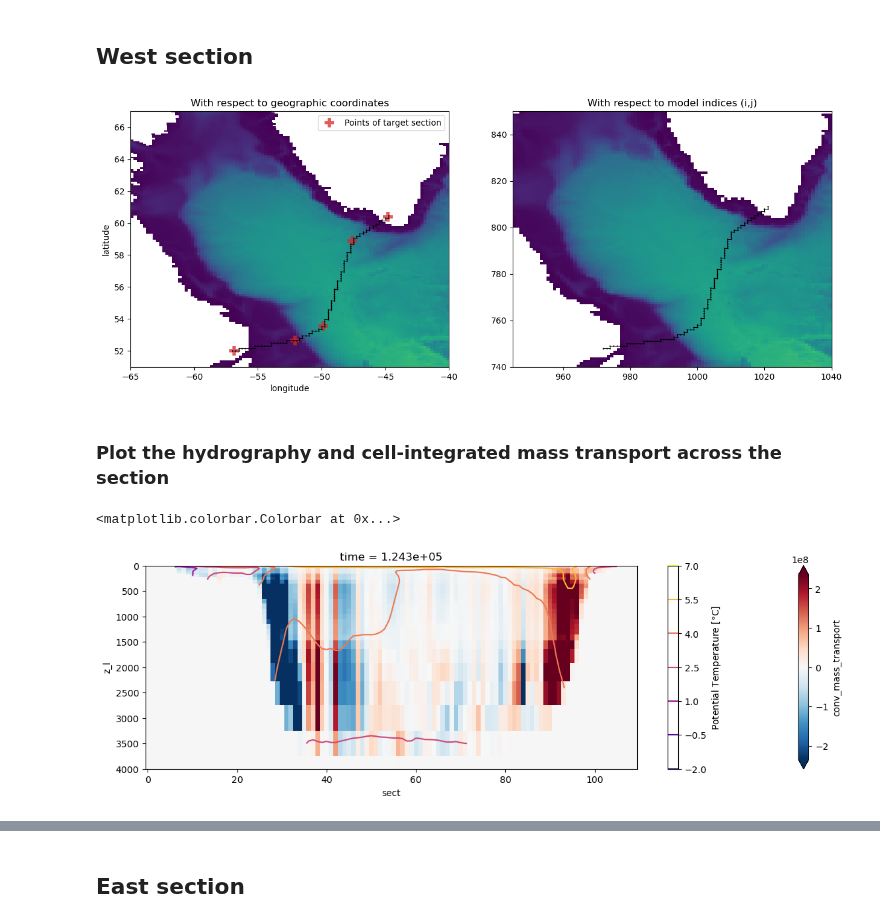
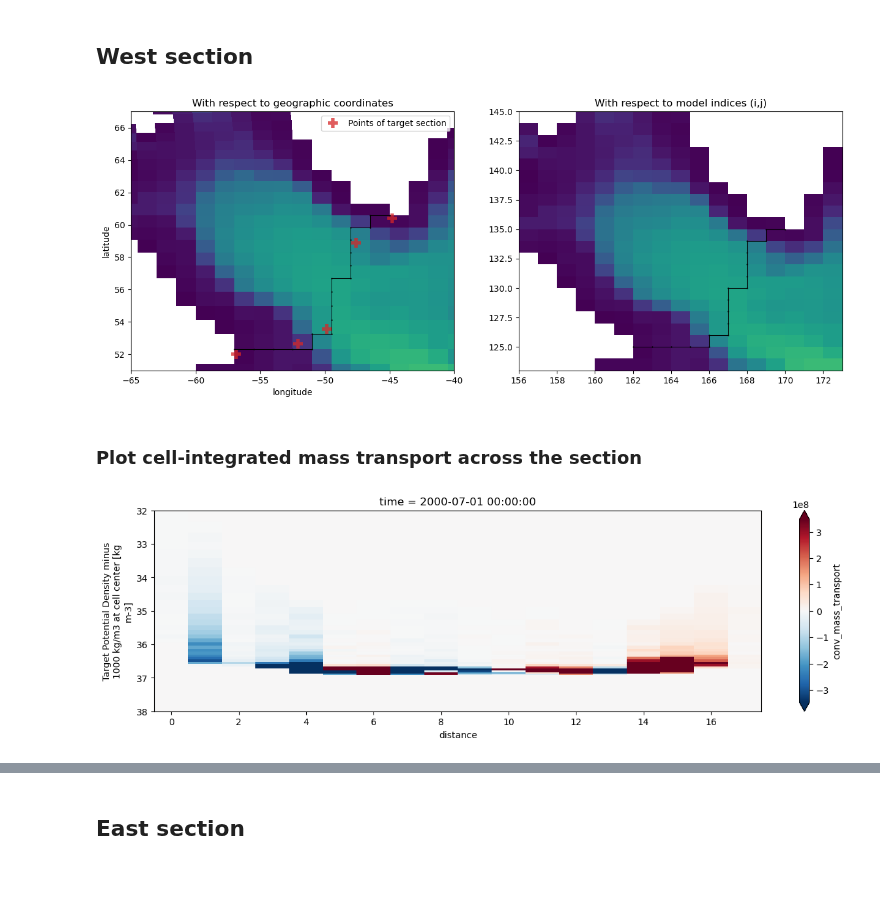
Before and after one commit to MOM6-community/sectionate, a Jupyter notebook: examples/2_OSNAP_transports_CM4p25.ipynb, the cells around one changed output, grey strips where cells are left out. Saved outputs shown, nothing was run; the diff lists cells and outputs as text; code cells hidden in the pictures; blank space fills up the shorter version.

```diff
--- a/examples/2_OSNAP_transports_CM4p25.ipynb
+++ b/examples/2_OSNAP_transports_CM4p25.ipynb
@@ -20,25 +24,28 @@ ds = grid._ds
 # %% [markdown]
 ## Define the two OSNAP sections:
 # %%
-West_section_lats=[52.0166, 52.6648, 53.5577, 58.8944, 60.4000]
-West_section_lons=[-56.8775, -52.0956, -49.8604, -47.6107, -44.8000]
+west_section_lats=[52.0166, 52.6648, 53.5577, 58.8944, 60.4000]
+west_section_lons=[-56.8775, -52.0956, -49.8604, -47.6107, -44.8000]
 
-East_section_lats=[60.3000, 58.8600, 58.0500, 58.0000, 56.5000]
-East_section_lons=[-44.9000, -30.5400, -28.0000, -14.7000, -5.9300]
+east_section_lats=[60.4000, 58.8600, 58.0500, 58.0000, 56.5000]
+east_section_lons=[-44.8000, -30.5400, -28.0000, -14.7000, -5.9300]
+
+total_section_lats=west_section_lats + east_section_lats
+total_section_lons=west_section_lons + east_section_lons
 # %% [markdown]
 ## West section
 # %%
 iwest, jwest, xwest, ywest = sectionate.grid_section(
     grid,
-    West_section_lons,
-    West_section_lats,
+    west_section_lons,
+    west_section_lats,
     topology="MOM-tripolar"
 )
 # %%
 plt.figure(figsize=[15,5.5])
 plt.subplot(1,2,1)
 plt.pcolormesh(ds['geolon_c'], ds['geolat_c'], ds['deptho'].where(ds['deptho']!=0))
-plt.plot(West_section_lons, West_section_lats, "C3+", markersize=12., mew=4., alpha=0.75, label="Points of target section")
+plt.plot(west_section_lons, west_section_lats, "C3+", markersize=12., mew=4., alpha=0.75, label="Points of target section")
 plt.plot(xwest, ywest, 'k.-', markersize=1.5, lw=0.75)
 plt.axis([-65,-40, 51, 67])
 plt.xlabel("longitude")
@@ -49,22 +56,17 @@ plt.legend(loc="upper right")
 plt.subplot(1,2,2)
 plt.pcolormesh(ds['deptho'].where(ds['deptho']!=0).values)
 plt.plot(iwest, jwest, 'k.-', markersize=1.5, lw=0.75)
-plt.axis([945, 1040, 740, 850])
+plt.axis([156, 173, 123, 145])
 plt.title("With respect to model indices (i,j)")
 plt.show()
 # %% [output]
-[figure, old version]
+[figure, new version]
 # %% [markdown]
-### Plot the hydrography and cell-integrated mass transport across the section
+### Plot cell-integrated mass transport across the section
 # %%
-T_west = sectionate.extract_tracer('thetao', grid, iwest, jwest)
+Trp_west = sectionate.convergent_transport(grid, iwest, jwest, layer="sigma2_l", interface="sigma2_i")
-# %%
-Trp_west = sectionate.convergent_transport(grid, iwest, jwest)
 # %%
 plt.figure(figsize=(15, 4))
-Trp_west.isel(time=0)['conv_mass_transport'].swap_dims({'sect':'distance'}).plot(cmap='RdBu_r', x="distance", yincrease=False, ylim=[4000,0], robust=True)
-cs = T_west.isel(time=0).plot.contour(vmin=-2, vmax=7, cmap='plasma', yincrease=False, ylim=[4000,0])
-plt.colorbar(cs, label=r"Potential Temperature [$\degree$C]")
+Trp_west.isel(time=0)['conv_mass_transport'].swap_dims({'sect':'distance'}).plot(cmap='RdBu_r', x="distance", yincrease=False, ylim=[38,32], robust=True);
 # %% [output]
-<matplotlib.colorbar.Colorbar at 0x...>
-[figure, old version]
+[figure, new version]
```
Also changed, not shown: parts of 35 cells of this notebook, 10 other files.
